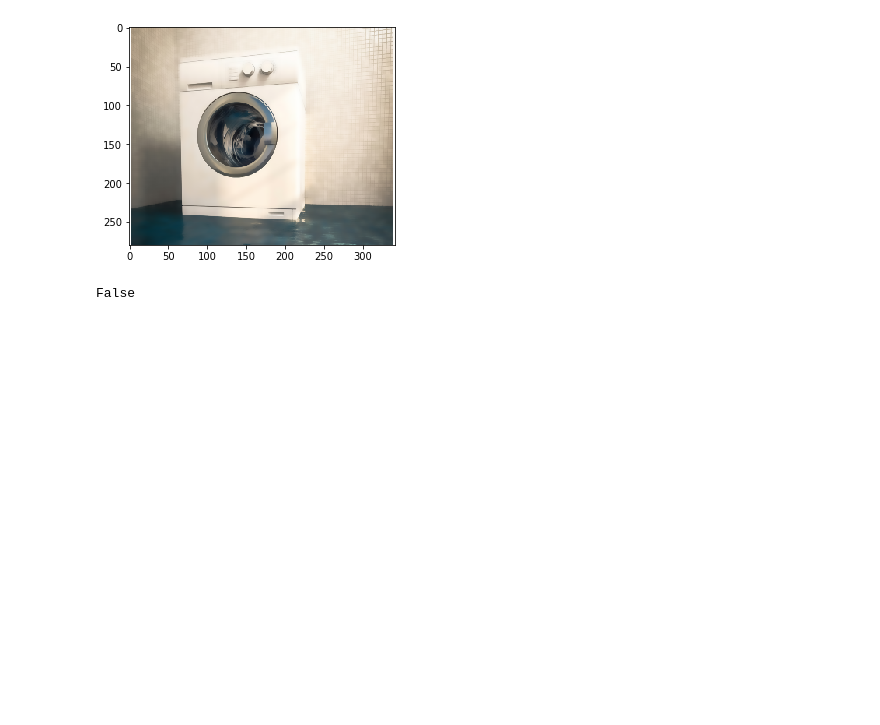
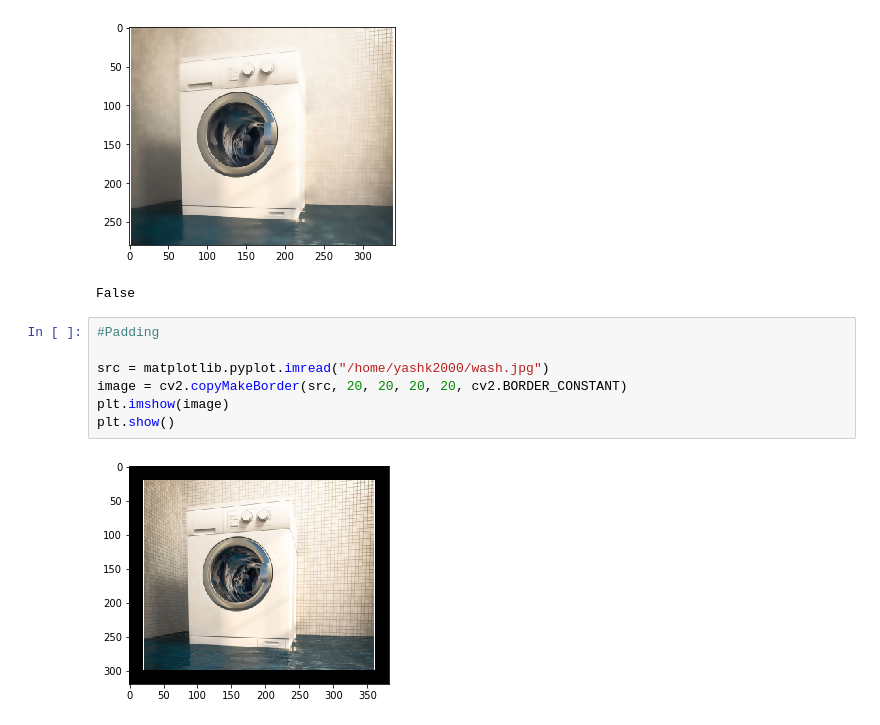
Before and after one commit to openMF/ppi-vision, a Jupyter notebook: Data_Collection/Image+Augmentation+Techniques.ipynb, the cells around one changed output. Cells and saved outputs as stored; diff of their text form; blank space fills up the shorter version.

Commit message:
Fix #43 Add translation and padding for augmentation

```diff
--- a/Data_Collection/Image+Augmentation+Techniques.ipynb
+++ b/Data_Collection/Image+Augmentation+Techniques.ipynb
@@ -289,3 +289,12 @@ Original Image
 Blurred Image
 [figure]
 False
+# %%
+#Padding
+
+src = matplotlib.pyplot.imread("/home/yashk2000/wash.jpg")
+image = cv2.copyMakeBorder(src, 20, 20, 20, 20, cv2.BORDER_CONSTANT)
+plt.imshow(image)
+plt.show()
+# %% [output]
+[figure, added]
```
Also changed, not shown: parts of 1 cell of this notebook.
